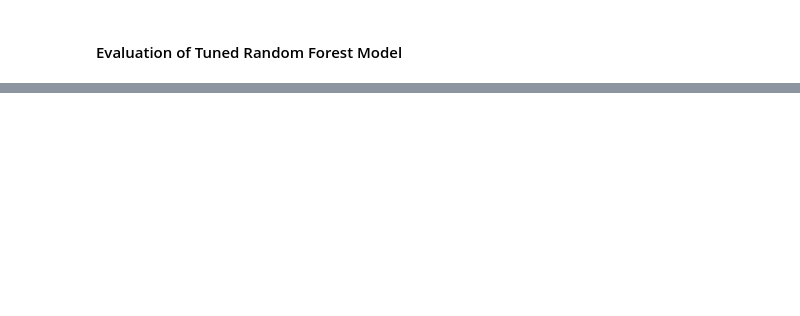
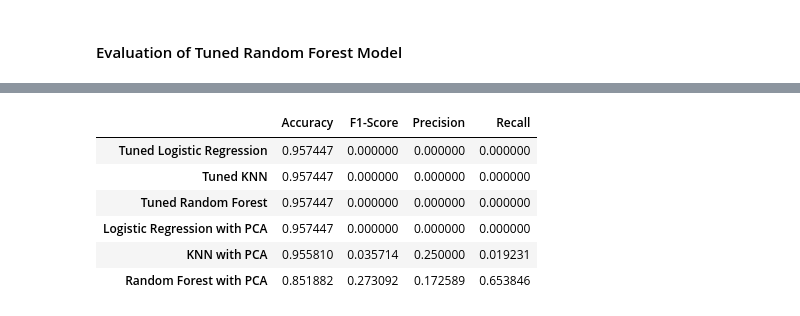
Before and after one commit to evany24/Stroke-Prediction, a Jupyter notebook: Stroke_Prediction.ipynb, the cells around one changed output, grey strips where cells are left out. Saved outputs shown, nothing was run; the diff lists cells and outputs as text; code cells hidden in the pictures; blank space fills up the shorter version.

```diff
--- a/Stroke_Prediction.ipynb
+++ b/Stroke_Prediction.ipynb
@@ -1341,0 +1631,52 @@ weighted avg       0.92      0.96      0.94      1222
+# %%
+# Calculate the F1 score of test data for each model
+lr_opt_f1 = f1_score(y_test, lr_opt_test_pred)
+knn_opt_f1 = f1_score(y_test, knn_opt_test_pred)
+rf_opt_f1 = f1_score(y_test, rf_opt_test_pred)
+lr_pca_f1 = f1_score(y_test, lr_pca_test_pred)
+knn_pca_f1 = f1_score(y_test, knn_pca_test_pred)
+rf_pca_f1 = f1_score(y_test, rf_pca_test_pred)
+# %%
+# Calculate the precision of test data for each model
+lr_opt_precision = precision_score(y_test, lr_opt_test_pred)
+knn_opt_precision = precision_score(y_test, knn_opt_test_pred)
+rf_opt_precision = precision_score(y_test, rf_opt_test_pred)
+lr_pca_precision = precision_score(y_test, lr_pca_test_pred)
+knn_pca_precision = precision_score(y_test, knn_pca_test_pred)
+rf_pca_precision = precision_score(y_test, rf_pca_test_pred)
+# %%
+# Calculate the recall of test data for each model
+lr_opt_recall = recall_score(y_test, lr_opt_test_pred)
+knn_opt_recall = recall_score(y_test, knn_opt_test_pred)
+rf_opt_recall = recall_score(y_test, rf_opt_test_pred)
+lr_pca_recall = recall_score(y_test, lr_pca_test_pred)
+knn_pca_recall = recall_score(y_test, knn_pca_test_pred)
+rf_pca_recall = recall_score(y_test, rf_pca_test_pred)
+# %%
+#Metrics on Test Data Only
+
+
+Tuned_LR = [lr_opt_accuracy,lr_opt_f1, lr_opt_precision, lr_opt_recall]
+Tuned_KNN = [knn_opt_accuracy, knn_opt_f1, knn_opt_precision, knn_opt_recall]
+Tuned_RF = [rf_opt_accuracy, rf_opt_f1, rf_opt_precision, rf_opt_recall]
+PCA_LR = [lr_pca_accuracy, lr_pca_f1, lr_pca_precision, lr_pca_recall]
+PCA_KNN = [knn_pca_accuracy, knn_pca_f1, knn_pca_precision, knn_pca_recall]
+PCA_RF = [rf_pca_accuracy, rf_pca_f1, rf_pca_precision, rf_pca_recall]
+
+
+data = [Tuned_LR, Tuned_KNN, Tuned_RF, PCA_LR, PCA_KNN, PCA_RF]
+Test_Data_Metrics_df = pd.DataFrame(data, columns= ['Accuracy', 'F1-Score', 'Precision', 'Recall'] )
+
+
+TestData_Metrics_df = Test_Data_Metrics_df.rename(index={0:'Tuned Logistic Regression', 1:
+                                                         'Tuned KNN', 2:'Tuned Random Forest', 3: 'Logistic Regression with PCA',
+                                                         4: 'KNN with PCA', 5: 'Random Forest with PCA'})
+TestData_Metrics_df
+# %% [output]
+|  | Accuracy | F1-Score | Precision | Recall |
+| Tuned Logistic Regression | 0.957447 | 0.000000 | 0.000000 | 0.000000 |
+| Tuned KNN | 0.957447 | 0.000000 | 0.000000 | 0.000000 |
+| Tuned Random Forest | 0.957447 | 0.000000 | 0.000000 | 0.000000 |
+| Logistic Regression with PCA | 0.957447 | 0.000000 | 0.000000 | 0.000000 |
+| KNN with PCA | 0.955810 | 0.035714 | 0.250000 | 0.019231 |
+| Random Forest with PCA | 0.851882 | 0.273092 | 0.172589 | 0.653846 |
```
Also changed, not shown: parts of 25 cells of this notebook.
